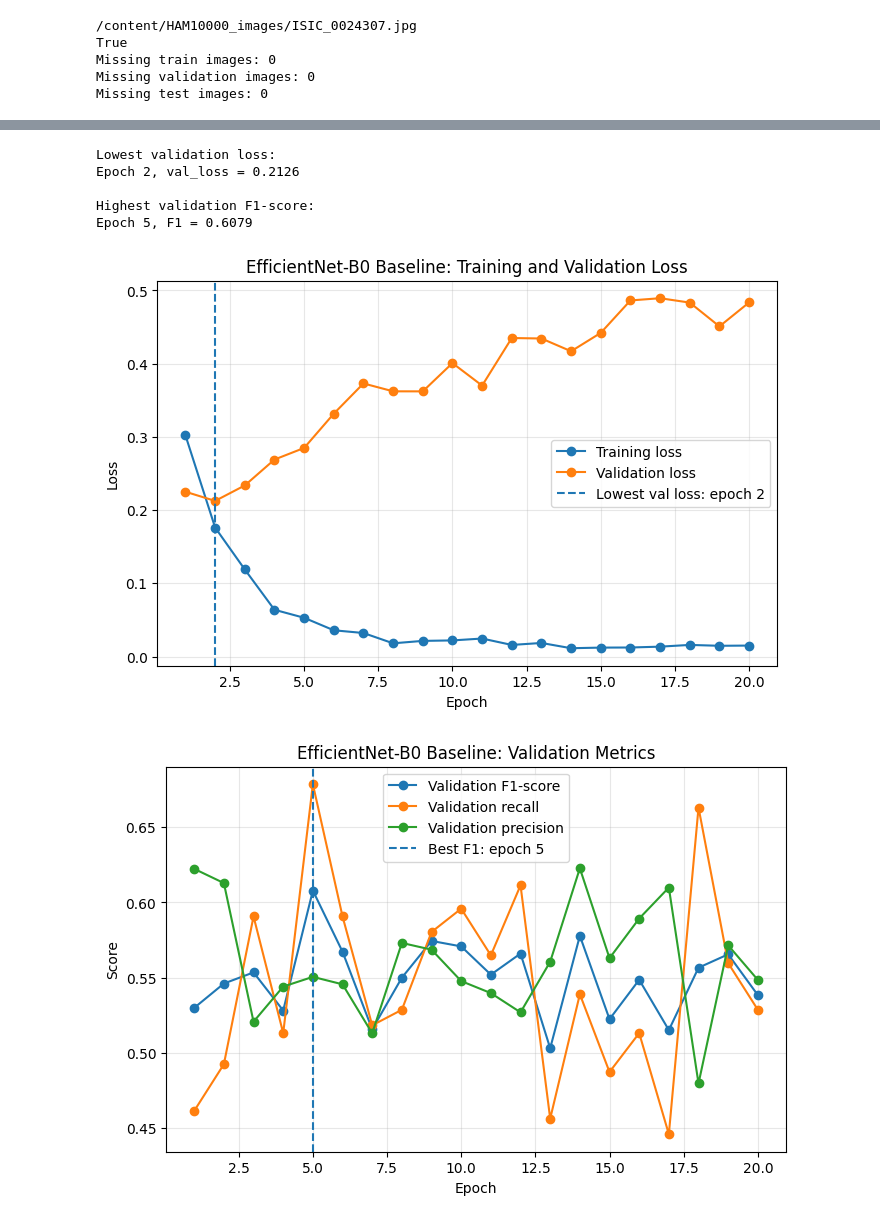
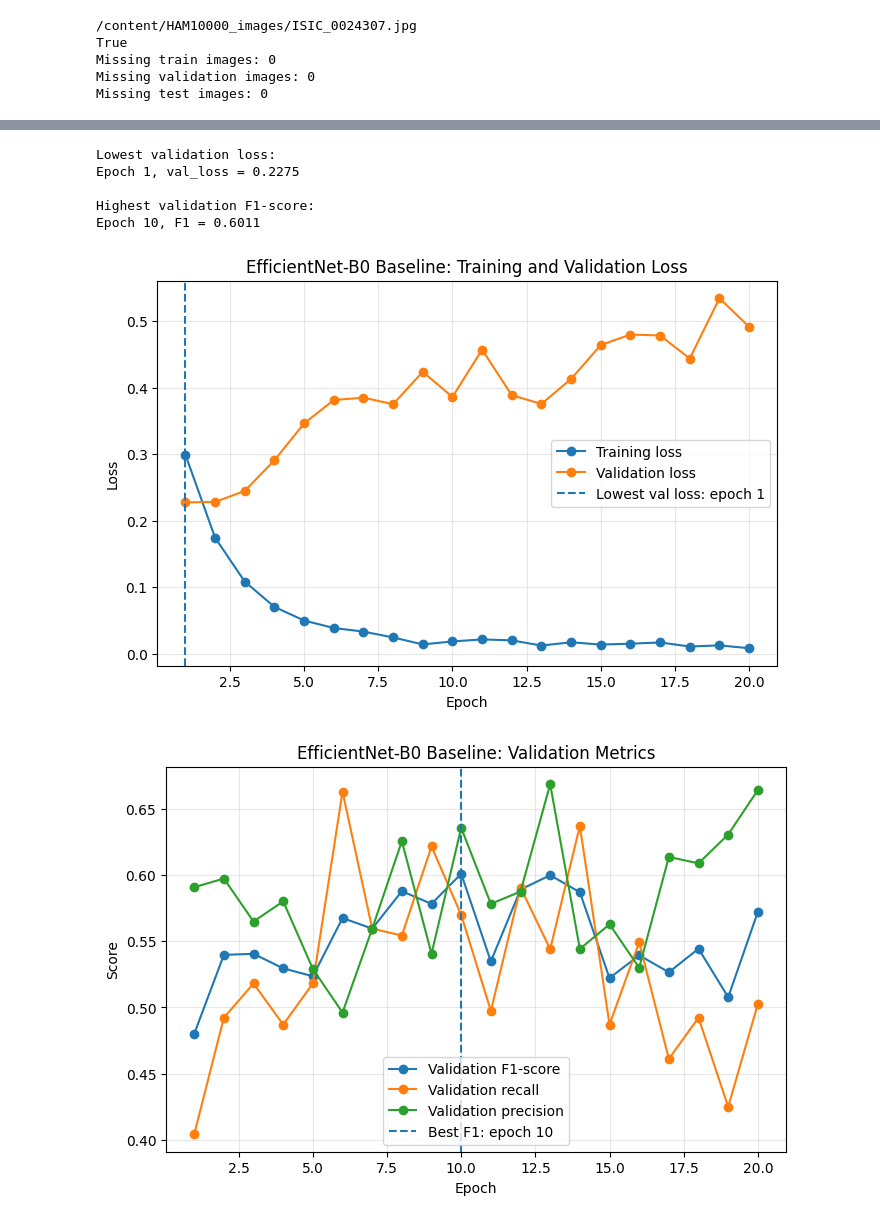
Before and after one commit to zone2233/bachelor-thesis-melanoma-augmentation, a Jupyter notebook: notebooks/01_baseline_efficientnet.ipynb, the cells around one changed output, grey strips where cells are left out. Cells and saved outputs as stored; diff of their text form; code cells hidden in the pictures.

Commit message:
added the random seed, fixed all notebooks

```diff
--- a/notebooks/01_baseline_efficientnet.ipynb
+++ b/notebooks/01_baseline_efficientnet.ipynb
@@ -623,7 +610,7 @@ import matplotlib.pyplot as plt
 from pathlib import Path
 
 # Load saved training history
-HISTORY_PATH = "/content/drive/MyDrive/bachelor_thesis_data/results/tables/efficientnet_b0_baseline_training_history.csv"
+HISTORY_PATH = "/content/drive/MyDrive/bachelor_thesis_data/results/tables/baseline_seed42_training_history.csv"
 
 history_df = pd.read_csv(HISTORY_PATH)
 
@@ -668,7 +655,7 @@ plt.legend()
 plt.grid(True, alpha=0.3)
 
 plt.savefig(
-    FIGURE_DIR / "efficientnet_b0_baseline_loss_curve.png",
+    FIGURE_DIR / "baseline_seed42_loss_curve.png",
     dpi=300,
     bbox_inches="tight"
 )
@@ -695,7 +682,7 @@ plt.legend()
 plt.grid(True, alpha=0.3)
 
 plt.savefig(
-    FIGURE_DIR / "efficientnet_b0_baseline_validation_metrics.png",
+    FIGURE_DIR / "baseline_seed42_validation_metrics.png",
     dpi=300,
     bbox_inches="tight"
 )
@@ -722,10 +709,10 @@ plt.show()
 Lowest validation loss:
-Epoch 2, val_loss = 0.2126
+Epoch 1, val_loss = 0.2275
 
 Highest validation F1-score:
-Epoch 5, F1 = 0.6079
+Epoch 10, F1 = 0.6011
-[figure, old version]
+[figure, new version]
-[figure, old version]
+[figure, new version]
 # %%
 import numpy as np
 import matplotlib.pyplot as plt
```
Also changed, not shown: parts of 19 cells of this notebook, 2 other files.
